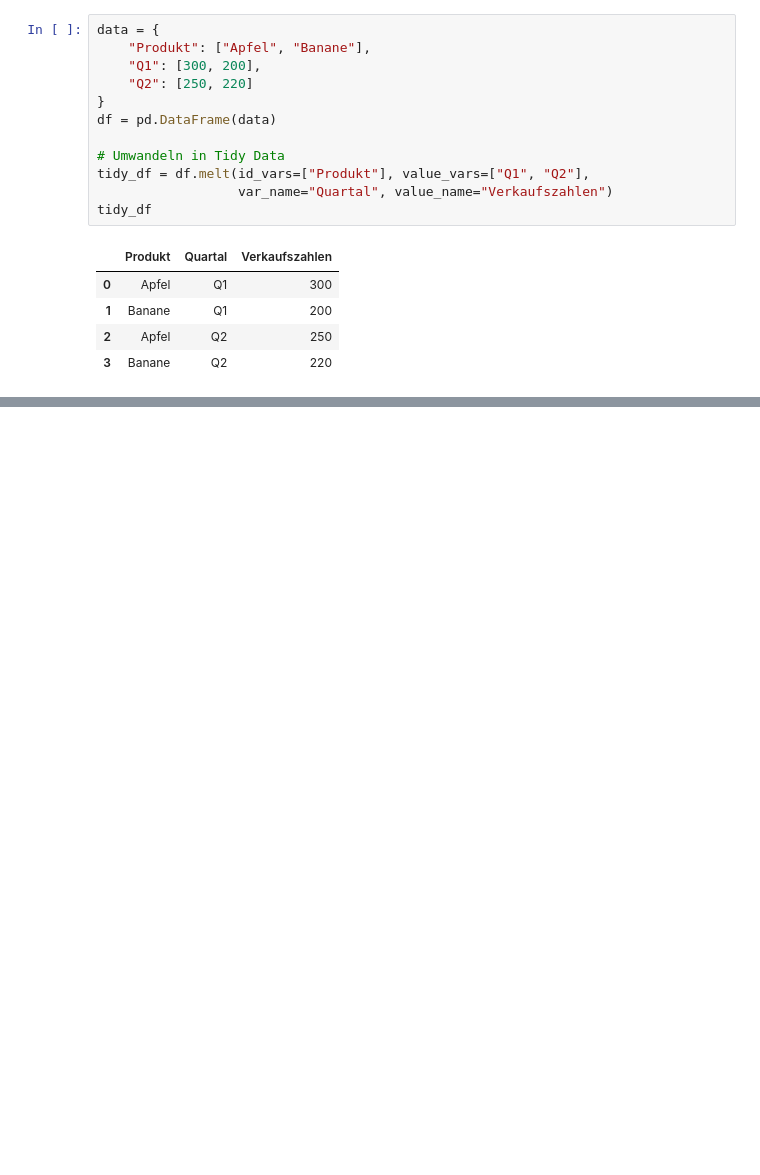
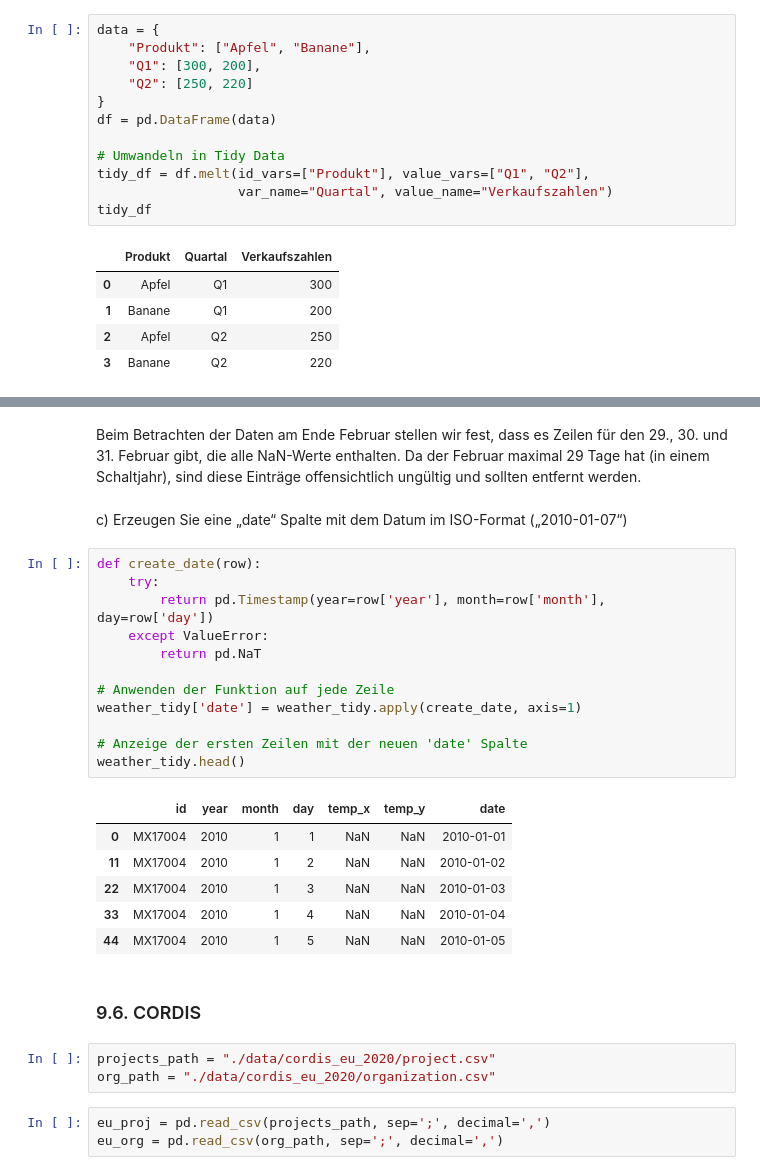
Before and after one commit to OOS-Team/DsKi_DataPreparation, a Jupyter notebook: Aufgabe2_9.ipynb, the cells around one changed output, grey strips where cells are left out. Cells and saved outputs as stored; diff of their text form; blank space fills up the shorter version.

```diff
--- a/Aufgabe2_9.ipynb
+++ b/Aufgabe2_9.ipynb
@@ -144,0 +270,31 @@ tidy_df
+# %% [markdown]
+Beim Betrachten der Daten am Ende Februar stellen wir fest, dass es Zeilen für den 29., 30. und 31. Februar gibt, die alle NaN-Werte enthalten. Da der Februar maximal 29 Tage hat (in einem Schaltjahr), sind diese Einträge offensichtlich ungültig und sollten entfernt werden.
+# %% [markdown]
+c) Erzeugen Sie eine „date“ Spalte mit dem Datum im ISO-Format („2010-01-07“)
+# %%
+def create_date(row):
+    try:
+        return pd.Timestamp(year=row['year'], month=row['month'], day=row['day'])
+    except ValueError:
+        return pd.NaT
+
+# Anwenden der Funktion auf jede Zeile
+weather_tidy['date'] = weather_tidy.apply(create_date, axis=1)
+
+# Anzeige der ersten Zeilen mit der neuen 'date' Spalte
+weather_tidy.head()
+# %% [output]
+|  | id | year | month | day | temp_x | temp_y | date |
+| 0 | MX17004 | 2010 | 1 | 1 | NaN | NaN | 2010-01-01 |
+| 11 | MX17004 | 2010 | 1 | 2 | NaN | NaN | 2010-01-02 |
+| 22 | MX17004 | 2010 | 1 | 3 | NaN | NaN | 2010-01-03 |
+| 33 | MX17004 | 2010 | 1 | 4 | NaN | NaN | 2010-01-04 |
+| 44 | MX17004 | 2010 | 1 | 5 | NaN | NaN | 2010-01-05 |
+# %% [markdown]
+### 9.6. CORDIS
+# %%
+projects_path = "./data/cordis_eu_2020/project.csv"
+org_path = "./data/cordis_eu_2020/organization.csv"
+# %%
+eu_proj = pd.read_csv(projects_path, sep=';', decimal=',')
+eu_org = pd.read_csv(org_path, sep=';', decimal=',')
```
Also changed, not shown: parts of 16 cells of this notebook, 2 other files.
